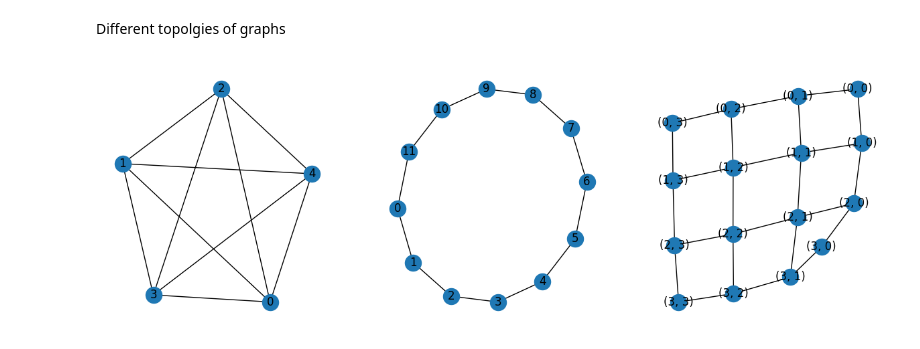
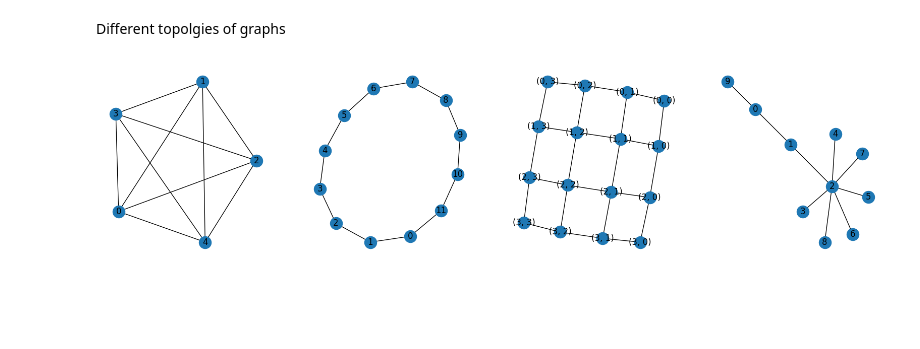
Before and after one commit to DarraghD1/AssignmentTwoAI, a Jupyter notebook: main.ipynb, the cells around one changed output. Cells and saved outputs as stored; diff of their text form; code cells hidden in the pictures; blank space fills up the shorter version.

Commit message:
Automatically loops through list of graphs and displays algo performance for each. Barabasi graph added

```diff
--- a/main.ipynb
+++ b/main.ipynb
@@ -3,24 +3,25 @@ Different topolgies of graphs
 # %%
 import networkx as nx
 import matplotlib.pyplot as plt
 
 # generate graphs
 k5 = nx.complete_graph(5)
 cycle = nx.cycle_graph(12)
 grid = nx.grid_2d_graph(4, 4)
+barb = nx.barabasi_albert_graph(10, 1)
 
 # store in list
-graphs = [k5, cycle, grid]
+graphs = [k5, cycle, grid, barb]
 
 # subplot so all graphs can be displayed
-fig, axes = plt.subplots(1, 3, figsize=(15, 5))
+fig, axes = plt.subplots(1, 4, figsize=(20, 5))
 
 # loop through list of graphs and draw
 for ax, G in zip(axes, graphs):
     pos = nx.spring_layout(G, seed=42)
     nx.draw(G, ax=ax, with_labels=True)
 
 plt.show()
 # %% [output]
-[figure, old version]
+[figure, new version]
 # %%
```
Also changed, not shown: parts of 3 cells of this notebook.
